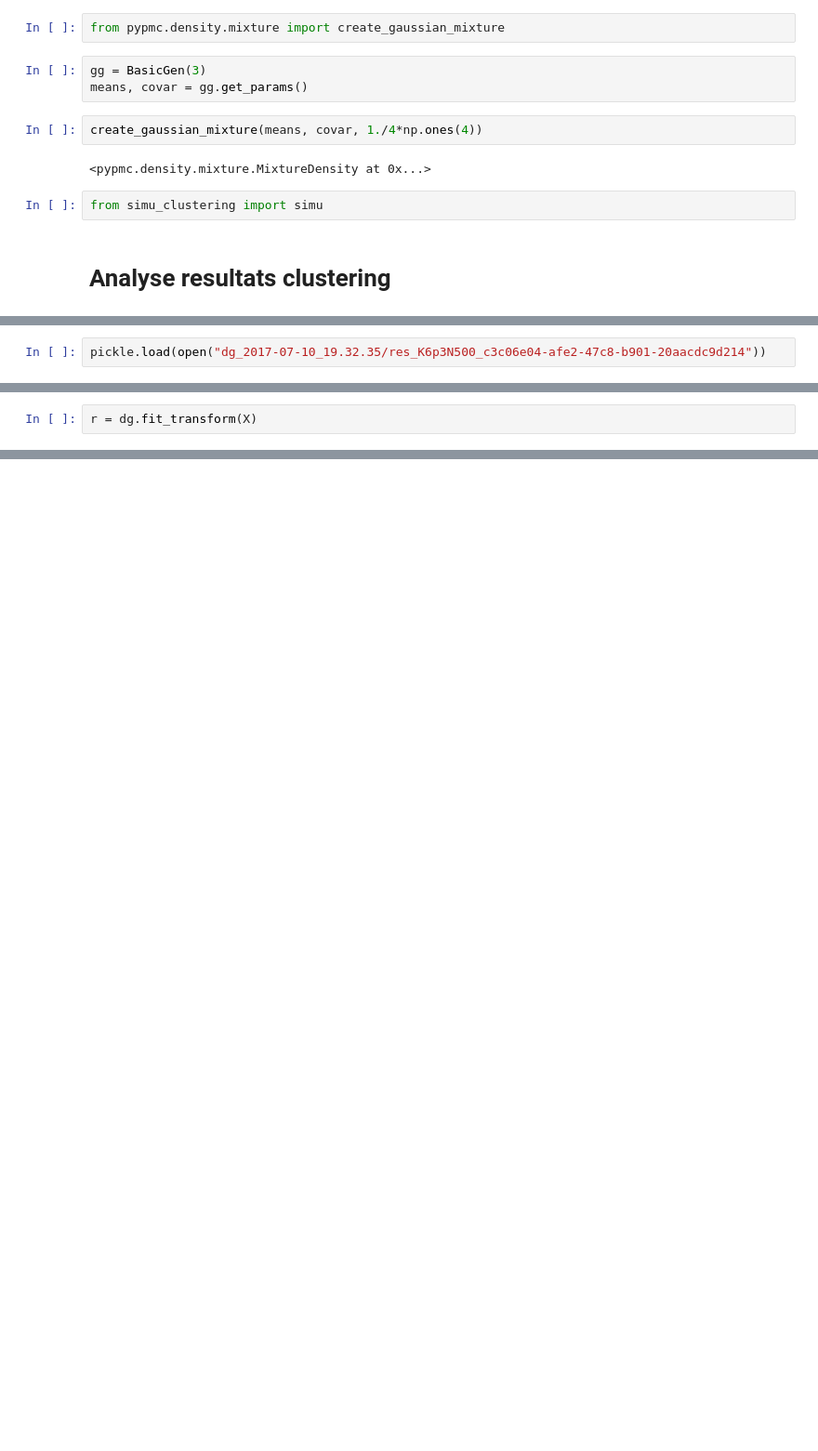
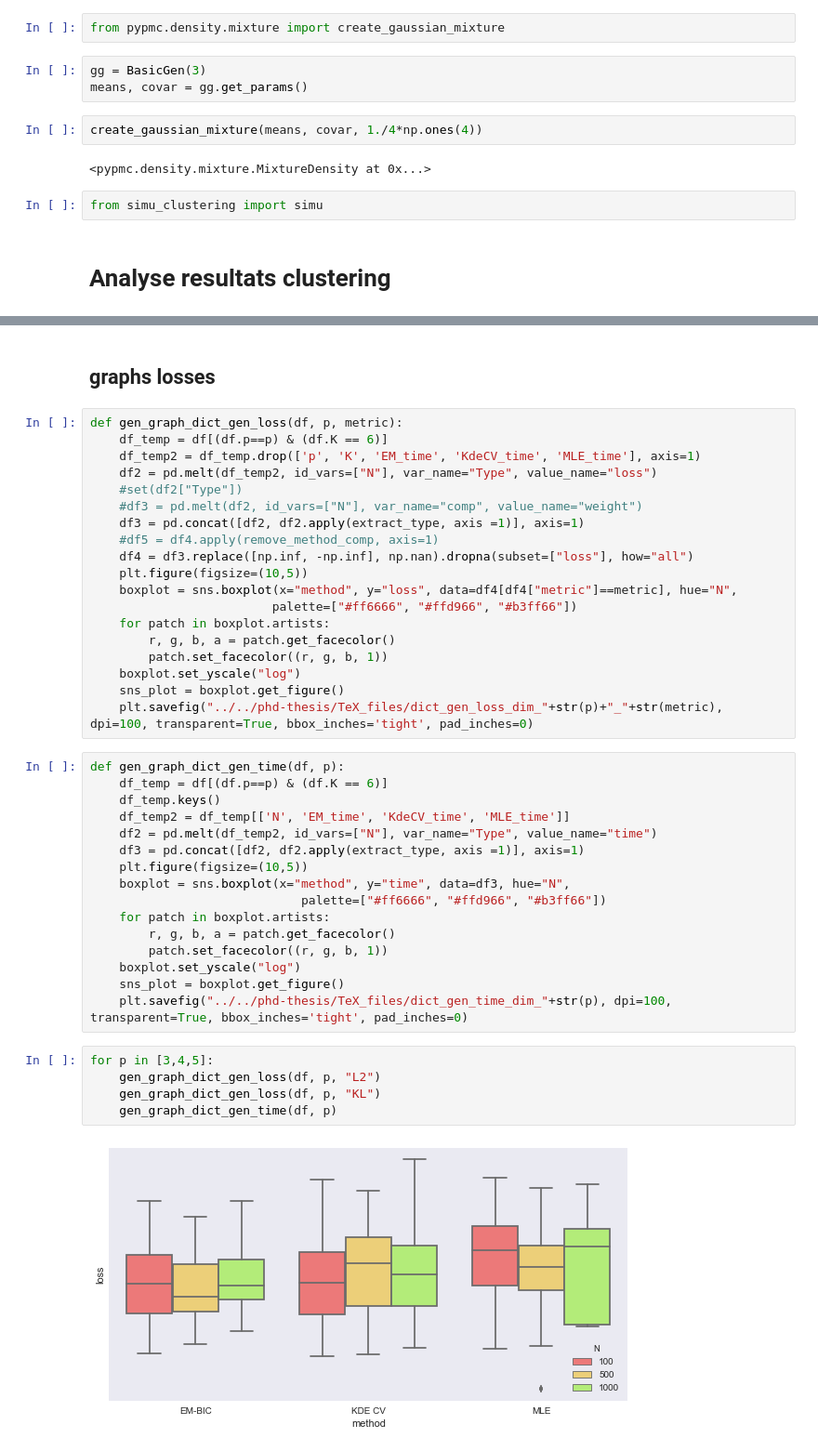
Before and after one commit to mehdisebbar/kl-aggregation, a Jupyter notebook: weight_vector_simulations_paper/weight_vector_estim_code/clustering.ipynb, the cells around one changed output, grey strips where cells are left out. Shown at 93% size. Saved outputs shown, nothing was run; the diff lists cells and outputs as text; blank space fills up the shorter version.

```diff
--- a/weight_vector_simulations_paper/weight_vector_estim_code/clustering.ipynb
+++ b/weight_vector_simulations_paper/weight_vector_estim_code/clustering.ipynb
@@ -1082,2 +820,0 @@ simu(500, 6, 3)
-# %%
-pickle.load(open("dg_2017-07-10_19.32.35/res_K6p3N500_c3c06e04-afe2-47c8-b901-20aacdc9d214"))
@@ -1220,2 +820,0 @@ dg= DictionaryGenerator(verbose=True)
-# %%
-r = dg.fit_transform(X)
@@ -1260,0 +861,44 @@ array([[ 0.79666375,  0.80453547,  0.79527619,  0.8013588 ,  0.78357854],
+# %% [markdown]
+## graphs losses
+# %%
+def gen_graph_dict_gen_loss(df, p, metric):
+    df_temp = df[(df.p==p) & (df.K == 6)]
+    df_temp2 = df_temp.drop(['p', 'K', 'EM_time', 'KdeCV_time', 'MLE_time'], axis=1)
+    df2 = pd.melt(df_temp2, id_vars=["N"], var_name="Type", value_name="loss")
+    #set(df2["Type"])
+    #df3 = pd.melt(df2, id_vars=["N"], var_name="comp", value_name="weight")
+    df3 = pd.concat([df2, df2.apply(extract_type, axis =1)], axis=1)
+    #df5 = df4.apply(remove_method_comp, axis=1)
+    df4 = df3.replace([np.inf, -np.inf], np.nan).dropna(subset=["loss"], how="all")
+    plt.figure(figsize=(10,5))
+    boxplot = sns.boxplot(x="method", y="loss", data=df4[df4["metric"]==metric], hue="N",
+                         palette=["#ff6666", "#ffd966", "#b3ff66"])
+    for patch in boxplot.artists:
+        r, g, b, a = patch.get_facecolor()
+        patch.set_facecolor((r, g, b, 1))
+    boxplot.set_yscale("log")
+    sns_plot = boxplot.get_figure()
+    plt.savefig("../../phd-thesis/TeX_files/dict_gen_loss_dim_"+str(p)+"_"+str(metric), dpi=100, transparent=True, bbox_inches='tight', pad_inches=0)
+# %%
+def gen_graph_dict_gen_time(df, p):
+    df_temp = df[(df.p==p) & (df.K == 6)]
+    df_temp.keys()
+    df_temp2 = df_temp[['N', 'EM_time', 'KdeCV_time', 'MLE_time']]
+    df2 = pd.melt(df_temp2, id_vars=["N"], var_name="Type", value_name="time")
+    df3 = pd.concat([df2, df2.apply(extract_type, axis =1)], axis=1)
+    plt.figure(figsize=(10,5))
+    boxplot = sns.boxplot(x="method", y="time", data=df3, hue="N",
+                             palette=["#ff6666", "#ffd966", "#b3ff66"])
+    for patch in boxplot.artists:
+        r, g, b, a = patch.get_facecolor()
+        patch.set_facecolor((r, g, b, 1))
+    boxplot.set_yscale("log")
+    sns_plot = boxplot.get_figure()
+    plt.savefig("../../phd-thesis/TeX_files/dict_gen_time_dim_"+str(p), dpi=100, transparent=True, bbox_inches='tight', pad_inches=0)
+# %%
+for p in [3,4,5]:
+    gen_graph_dict_gen_loss(df, p, "L2")
+    gen_graph_dict_gen_loss(df, p, "KL")
+    gen_graph_dict_gen_time(df, p)
+# %% [output]
+[figure, added]
```
Also changed, not shown: parts of 67 cells of this notebook, 5 other files.
